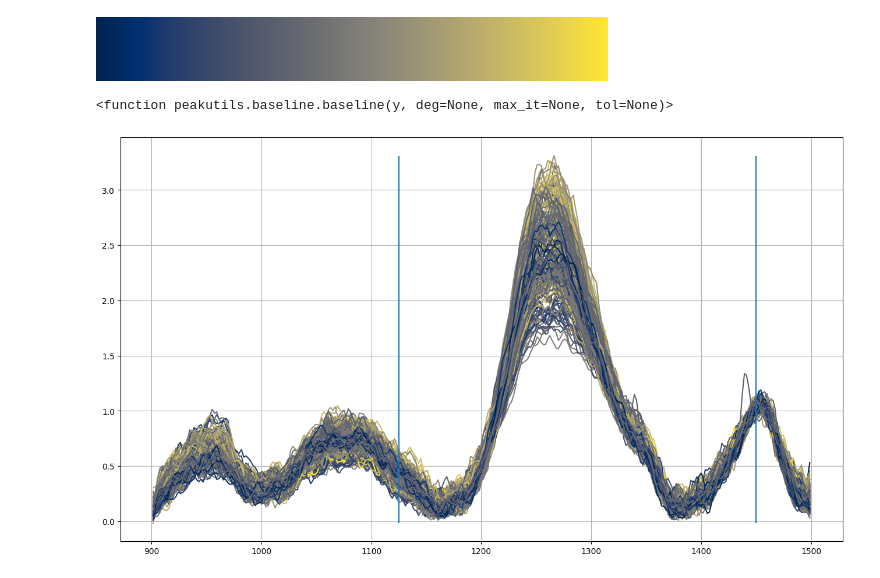
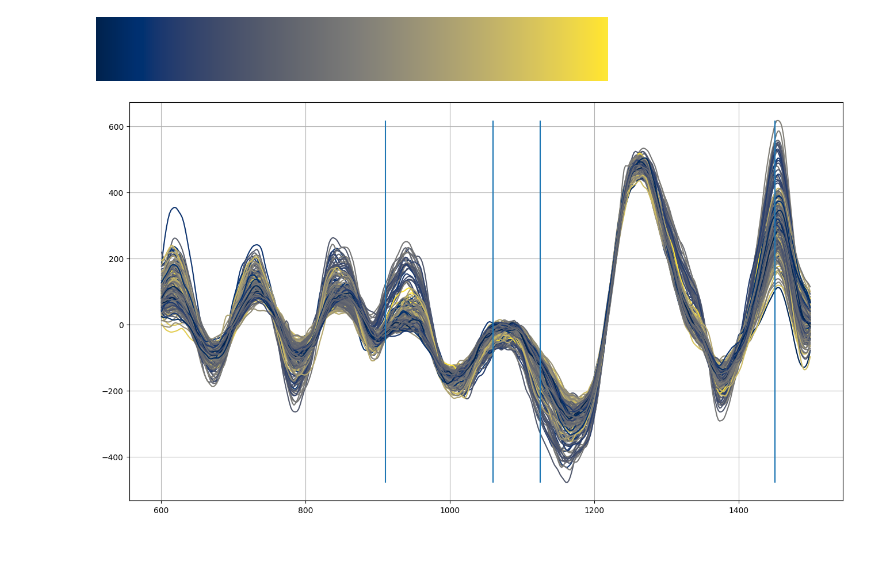
Before and after one commit to fizzyf0xy/Raman, a Jupyter notebook: python/20240327_pilot/ayalysis.ipynb, the cells around one changed output. Saved outputs shown, nothing was run; the diff lists cells and outputs as text; code cells hidden in the pictures; blank space fills up the shorter version.

```diff
--- a/python/20240327_pilot/ayalysis.ipynb
+++ b/python/20240327_pilot/ayalysis.ipynb
@@ -167,6 +167,14 @@ def butter_lowpass_filter(data:np.array, normal_cutoff:float, order:int=1):
     y = filtfilt(b, a, y)
     return y
 
+def butter_highpass_filter(data:np.array, normal_cutoff:float, order:int=1):
+    from scipy.signal import butter,filtfilt
+    y = data.copy()
+    # normal_cutoff = cutoff / (fs * 0.5)
+    # Get the filter coefficients
+    b, a = butter(order, normal_cutoff, btype='high', analog=False)
+    y = filtfilt(b, a, y)
+    return y
 
 def modified_z_score(ys):
     ysb = np.diff(ys) # Differentiated intensity values
@@ -189,7 +197,7 @@ def despike(y:np.array,window_size:int=20) -> np.array:
             y_out[i] = np.mean(y[we])
     return y_out
 # %%
-x_range = XRange(lower_limit=900, higher_limit=1500)
+x_range = XRange(lower_limit=600, higher_limit=1500)
 
 # Load data into the column of df
 for subj_id,data in zip(subj_ids, datas):
@@ -212,7 +220,3 @@ cMap = cm.ScalarMappable(norm=cNorm, cmap=colormaps['cividis'])
 colormaps['cividis']
 # %% [output]
 [figure]
-# %%
-baseline
-# %% [output]
-<function peakutils.baseline.baseline(y, deg=None, max_it=None, tol=None)>
@@ -219,43 +245,36 @@ baseline
 # %%
 fig,ax = plt.subplots(figsize=(16,9))
 ymin = np.inf
 ymax = -1 * np.inf
 ymin_1125 = np.inf
 ymax_1125 = -1 * np.inf
 for subj_id, data in zip(subj_ids, datas):
-    predicteds = []
+    features = []
     for index,row in data.iterrows():
         glucose = row.glucose
         prefix = row.prefix
         x = row.spectrum[:,0].copy()
         y = row.spectrum[:,1].copy()
-        y = despike(y, window_size=25)
-        y = standardized(y)
-        bl = baseline(y, deg=4)
-        y = y - bl
-        # ax.plot(x,y)
-        # ax.plot(x,bl)
-        # break
-        # y = butter_lowpass_filter(data=y, normal_cutoff=0.1, order=1)
-        y = y + abs(y.min())
-        y = savgol_filter(y.copy(), window_length=7, polyorder=2, deriv=0)
-        y_1450 = y[(x > 1440) & (x < 1460)].mean()
-        # print(y_1450)
-        y = y / y_1450
+
+        y = preprocessing_3(y)
+
+        # y = preprocessing_2(y)
+
         color = cMap.to_rgba(glucose)
         ax.plot(x,y, c=color)
         if y.max() > ymax: ymax = y.max()
         if y.min() < ymin: ymin = y.min()
-        y_1125 = y[(x > 1120) & (x < 1130)].mean()
-        predicteds.append(y_1125)
-    data['predicted'] = predicteds
+        features.append(y.copy())
+    data['feature'] = features
 
 
+ax.vlines(x=911, ymax=ymax, ymin=ymin)
+ax.vlines(x=1060, ymax=ymax, ymin=ymin)
 ax.vlines(x=1125, ymax=ymax, ymin=ymin)
 # ax.vlines(x=1265, ymax=ymax, ymin=ymin)
 ax.vlines(x=1450, ymax=ymax, ymin=ymin)
 
 ax.grid()
 plt.show()
 # %% [output]
-[figure, old version]
+[figure, new version]
```
Also changed, not shown: parts of 6 cells of this notebook, 2 other files.
